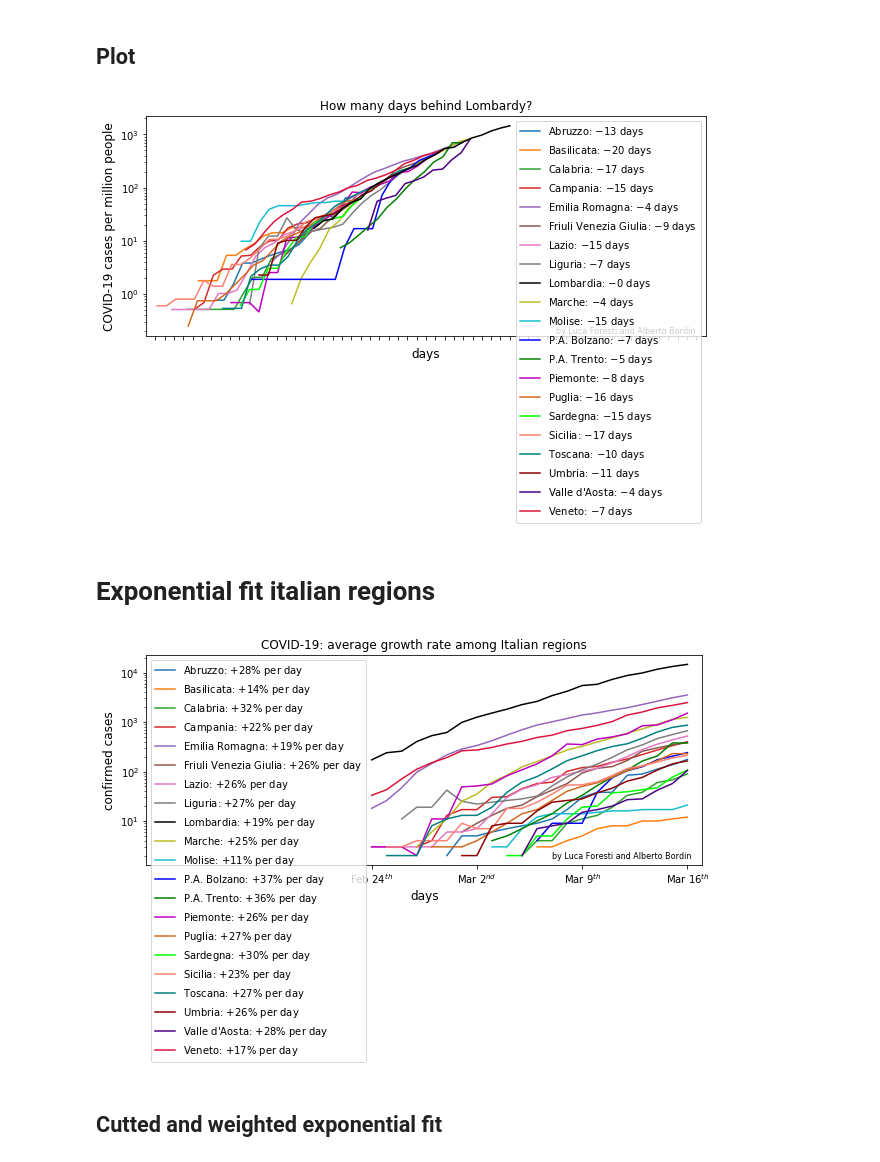
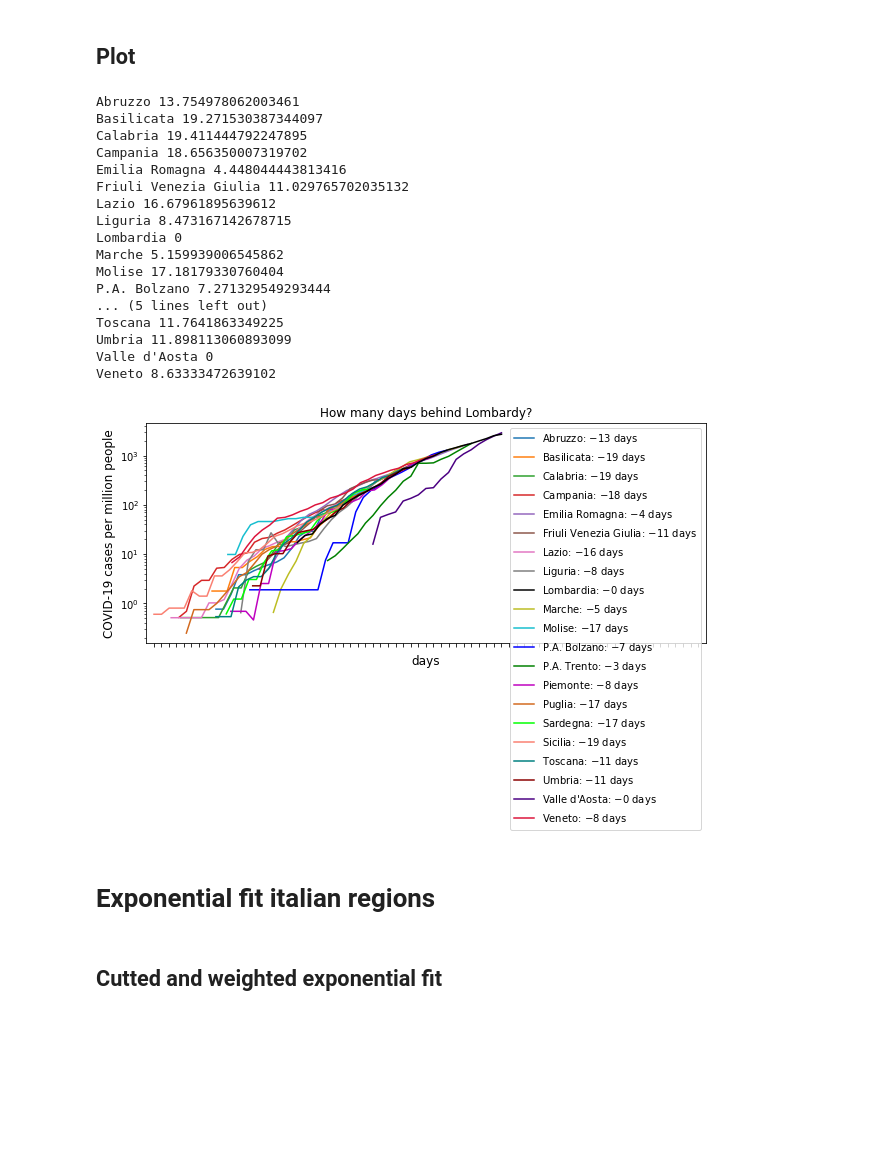
Before and after one commit to albortros/COVID-19, a Jupyter notebook: model-Exponential/DummyExp-ItalianRegions.ipynb, the cells around one changed output. Saved outputs shown, nothing was run; the diff lists cells and outputs as text; code cells hidden in the pictures; blank space fills up the shorter version.

```diff
--- a/model-Exponential/DummyExp-ItalianRegions.ipynb
+++ b/model-Exponential/DummyExp-ItalianRegions.ipynb
@@ -31,6 +32,8 @@ def exp_forecast(popt, pcov, x):
     a, b = unc.correlated_values(popt, pcov)
     forecast = exponential(x, a, b)
     return forecast
+# %%
+oggi = str(date.today())
 # %% [markdown]
 # Data
 # %%
@@ -69,39 +72,62 @@ colors = ['tab:blue', 'tab:orange', 'tab:green', 'tab:red', 'tab:purple',
 for i, den in enumerate(denominazioni):
     dfr = df_regions[df_regions.denominazione_regione == den]
     pop = df_pop[df_pop.denominazione_regione == den]['popolazione'].values[0]
     y = dfr.totale_casi.values
     days = len(y)
     y = y[y > 0]
     delta = days - len(y)
     y = y * 1e6 / pop #total cases per million people
     x = np.arange(delta, days)
     shift = 0
     if den != 'Lombardia':
         interpolated = interp1d(x_lombardia, y_lombardia - y[-1])
-        x0 = brentq(interpolated, 0, 20)
+        try:
+            x0 = brentq(interpolated, 0, days-1)
+        except ValueError:
+            x0 = days - 1
         shift = days - 1 - x0
         #ax.plot(x0, y[-1], 'o', color=colors[i])
         label = '{}: $-${} days'.format(den, int(shift))
         ax.plot(x - shift, y, color=colors[i], label=label)
     else:
         label = '{}: $-${} days'.format(den, int(shift))
         ax.plot(x - shift, y, color=colors[i], label=label, zorder = 22)
+    print(den, shift)
 
 ax.set_yscale('log')
 ax.set_ylabel('COVID-19 cases per million people', fontsize='large')
 ax.set_xlabel('days', fontsize='large')
-ax.set_xlim(-18, 42)
-xticks = np.arange(-17, 42)
+start = -19
+stop = 54
+ax.set_xlim(start-1, stop)
+xticks = np.arange(start, stop)
 ax.set_xticks(xticks)
 ticklabels = ['' for x in range(len(xticks))]
 ax.set_xticklabels(ticklabels)
 ax.set_title('How many days behind Lombardy?', fontsize='large')
 ax.legend(loc=1)
-ax.text(26, 1.8e-1, r'by Luca Foresti and Alberto Bordin', fontsize=8)
+#ax.text(26, 1.8e-1, r'by Luca Foresti and Alberto Bordin', fontsize=8)
 
-fig.savefig('plot/regions_chasing_Lombardy.png', dpi = 300)
+fig.savefig(r'plot/{}-Alberto-regions_chasing_Lombardy.png'.format(oggi), dpi = 300)
 # %% [output]
+Abruzzo 13.754978062003461
+Basilicata 19.271530387344097
+Calabria 19.411444792247895
+Campania 18.656350007319702
+Emilia Romagna 4.448044443813416
+Friuli Venezia Giulia 11.029765702035132
+Lazio 16.67961895639612
+Liguria 8.473167142678715
+Lombardia 0
+Marche 5.159939006545862
+Molise 17.18179330760404
+P.A. Bolzano 7.271329549293444
+... (5 lines left out)
+Toscana 11.7641863349225
+Umbria 11.898113060893099
+Valle d'Aosta 0
+Veneto 8.63333472639102
-[figure, old version]
+[figure, new version]
 # %% [markdown]
 # Exponential fit italian regions
 # %%
@@ -136,15 +162,13 @@ ax.set_xlabel('days', fontsize='large')
 ax.set_xlim(-15, days)
 xticks = np.arange(0, days, 7)
 ax.set_xticks(xticks)
-ticklabels = ['Feb 24$^{th}$', 'Mar 2$^{nd}$', 'Mar 9$^{th}$', 'Mar 16$^{th}$']
+ticklabels = ['Feb 24$^{th}$', 'Mar 2$^{nd}$', 'Mar 9$^{th}$', 'Mar 16$^{th}$', 'Mar 23$^{th}$']
 ax.set_xticklabels(ticklabels)
 ax.set_title('COVID-19: average growth rate among Italian regions', fontsize='large')
 ax.legend(loc=2)
 ax.text(days - 10, 1.7, r'by Luca Foresti and Alberto Bordin', fontsize=8)
 
 fig.savefig('plot/regions_rate.png', dpi = 300)
-# %% [output]
-[figure, removed]
 # %% [markdown]
 ## Cutted and weighted exponential fit
 # %%
```
Also changed, not shown: parts of 2 cells of this notebook, 1 other file.
